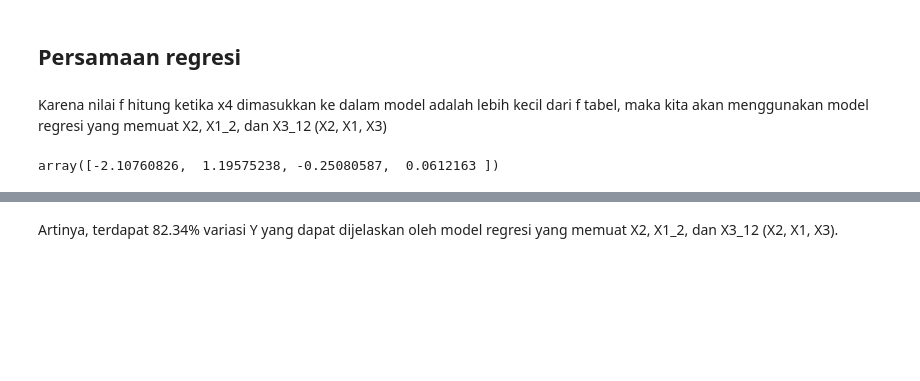
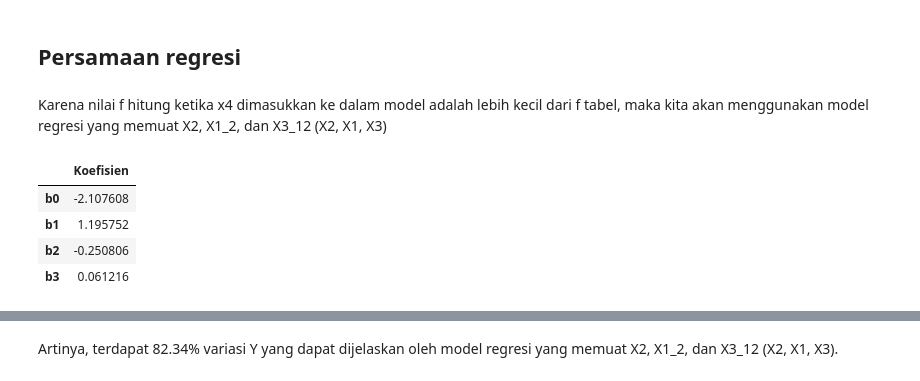
Before and after one commit to mzkki25/stepwise-linear-regression-without-libraries, a Jupyter notebook: regresi_linear.ipynb, the cells around one changed output, grey strips where cells are left out. Saved outputs shown, nothing was run; the diff lists cells and outputs as text; code cells hidden in the pictures; blank space fills up the shorter version.

```diff
--- a/regresi_linear.ipynb
+++ b/regresi_linear.ipynb
@@ -511,10 +524,17 @@ Karena nilai f hitung ketika x4 dimasukkan ke dalam model adalah lebih kecil dar
 # %%
 # Mencari nilai b
 X = np.array([[1, df['X2'][i], df['X1'][i], df['X3'][i]] for i in range(len(df))])
 b = np.linalg.inv(X.T.dot(X)).dot(X.T).dot(Y)
-b
+
+# Konversikan ke dataframe
+df_b = pd.DataFrame(b, index=['b0', 'b1', 'b2', 'b3'], columns=['Koefisien'])
+df_b
 # %% [output]
-array([-2.10760826,  1.19575238, -0.25080587,  0.0612163 ])
+|  | Koefisien |
+| b0 | -2.107608 |
+| b1 | 1.195752 |
+| b2 | -0.250806 |
+| b3 | 0.061216 |
 # %%
 # Menghitung R2
 g = X.T.dot(Y)
```
Also changed, not shown: parts of 30 cells of this notebook.
